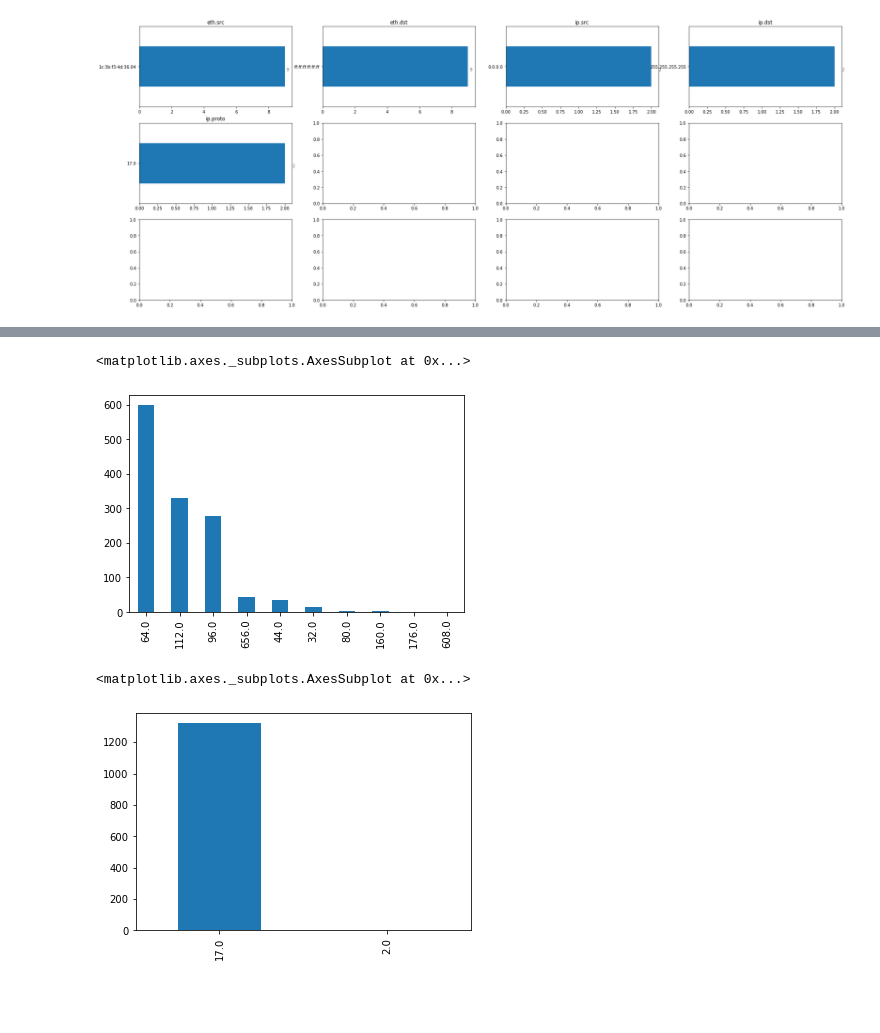
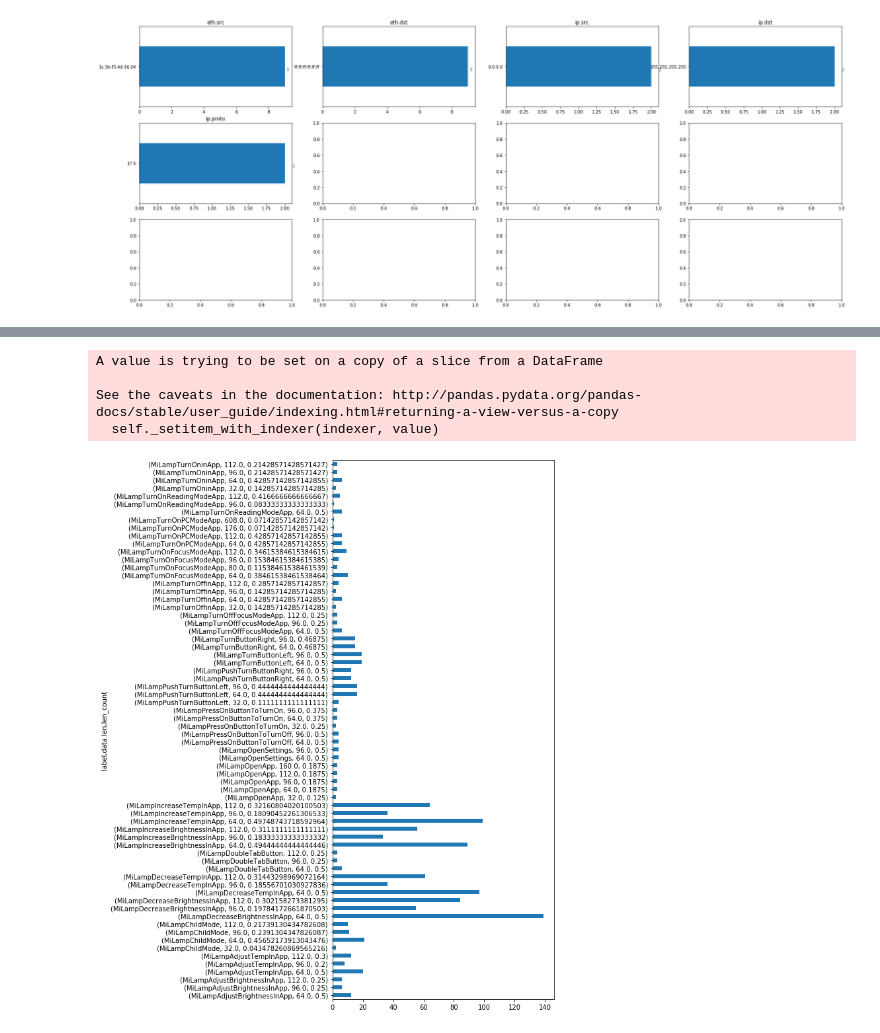
Before and after one commit to francolmenar-UT/Security-Services-for-IoT, a Jupyter notebook: Final-Project/Traffic Analysis.ipynb, the cells around one changed output, grey strips where cells are left out. Saved outputs shown, nothing was run; the diff lists cells and outputs as text; code cells hidden in the pictures; blank space fills up the shorter version.

```diff
--- a/Final-Project/Traffic Analysis.ipynb
+++ b/Final-Project/Traffic Analysis.ipynb
@@ -241,10 +253,21 @@ df["udp.length"].value_counts().plot(kind="bar")
-# %%
-df["data.len"].value_counts().plot(kind="bar")
-# %% [output]
-<matplotlib.axes._subplots.AxesSubplot at 0x...>
-[figure, removed]
-# %%
-df["ip.proto"].value_counts().plot(kind="bar")
-# %% [output]
-<matplotlib.axes._subplots.AxesSubplot at 0x...>
-[figure, removed]
+# %%
+# calculate the occurence of each packet data length of a measurement as a ration of its occurence/total number of packets of in a measurement
+df_ml["len_count"] = 0
+available_labels = df_ml["label"].value_counts().index.tolist()
+for label in available_labels:
+    available_lens = df_ml.loc[df_ml["label"] == label]["data.len"].value_counts().index.tolist()
+    for length in available_lens:
+        l = df_ml["data.len"].loc[(df_ml["label"] == label) & (df_ml["data.len"] == length)]
+        df_ml["len_count"].loc[(df_ml["label"] == label) & (df_ml["data.len"] == length)] = l.shape[0]
+    df_ml["len_count"].loc[(df_ml["label"] == label)] = df_ml["len_count"].loc[(df_ml["label"] == label)] / df_ml.loc[(df_ml["label"] == label)].shape[0]
+# %% [output]
+A value is trying to be set on a copy of a slice from a DataFrame
+
+See the caveats in the documentation: http://pandas.pydata.org/pandas-docs/stable/user_guide/indexing.html#returning-a-view-versus-a-copy
+  self._setitem_with_indexer(indexer, value)
+# %%
+#plot variant 1
+df_ml["len_count"].groupby([df_ml["label"], df_ml["data.len"]]).value_counts().plot(kind="barh", figsize=(6,15))
+plt.show()
+# %% [output]
+[figure, added]
```
Also changed, not shown: parts of 26 cells of this notebook.
